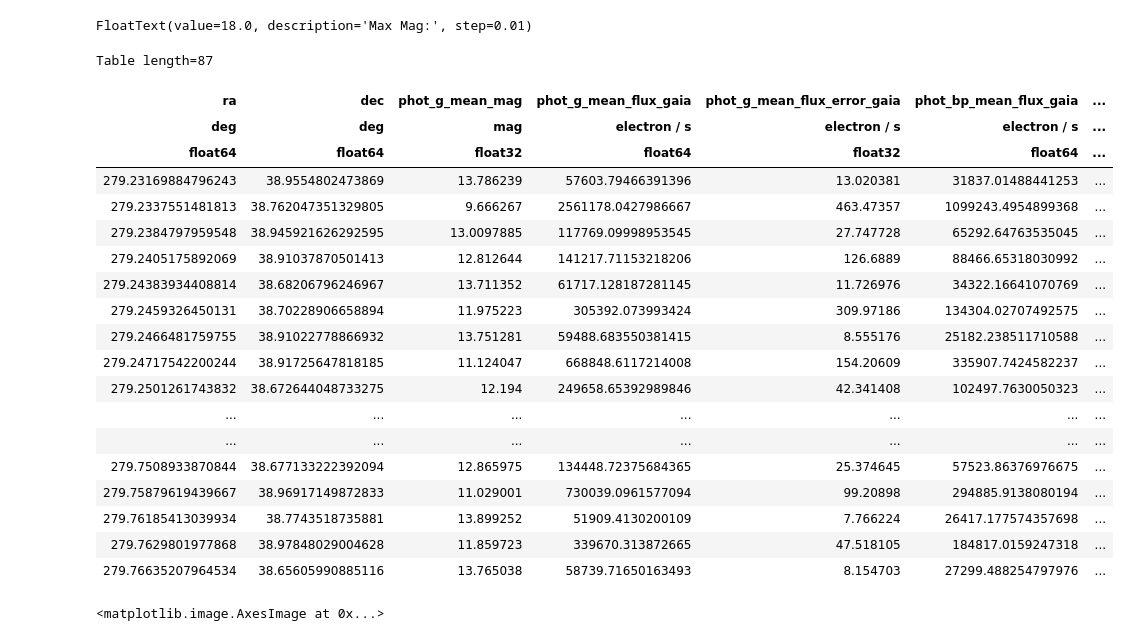
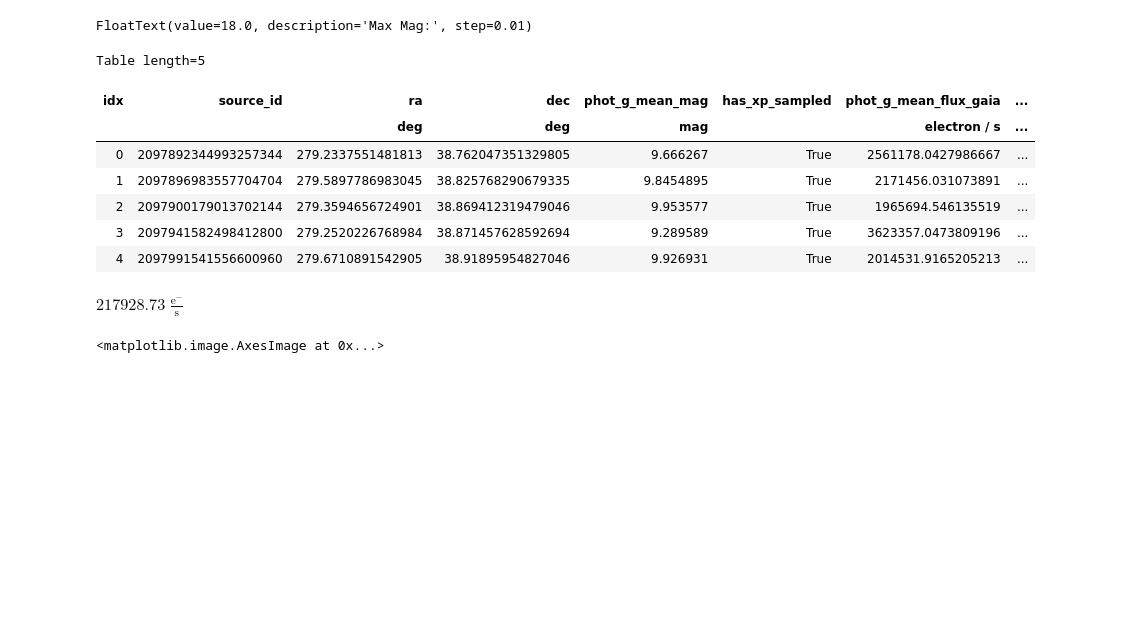
Before and after one commit to orenir49/MAST-simulator, a Jupyter notebook: query.ipynb, the cells around one changed output. Saved outputs shown, nothing was run; the diff lists cells and outputs as text; code cells hidden in the pictures; blank space fills up the shorter version.

Commit message:
Improved accuracy in QE use New function-estimate flux from GAIA spectrum

```diff
--- a/query.ipynb
+++ b/query.ipynb
@@ -58,7 +61,7 @@ BoundedFloatText(value=38.79739118, description='DEC:', max=90.0, min=-90.0, ste
 FloatText(value=18.0, description='Max Mag:', step=0.01)
 # %%
 def get_entries(max_mag, ra, dec, ccd_width_range_deg, ccd_height_range_deg):
-    query = '''SELECT TOP 100 RA, DEC, PHOT_G_MEAN_MAG,
+    query = '''SELECT TOP 100 SOURCE_ID, RA, DEC, PHOT_G_MEAN_MAG, HAS_XP_SAMPLED,
 PHOT_G_MEAN_FLUX AS PHOT_G_MEAN_FLUX_GAIA, PHOT_G_MEAN_FLUX_ERROR AS PHOT_G_MEAN_FLUX_ERROR_GAIA,
 PHOT_BP_MEAN_FLUX AS PHOT_BP_MEAN_FLUX_GAIA, PHOT_BP_MEAN_FLUX_ERROR AS PHOT_BP_MEAN_FLUX_ERROR_GAIA,
 PHOT_RP_MEAN_FLUX AS PHOT_RP_MEAN_FLUX_GAIA, PHOT_RP_MEAN_FLUX_ERROR AS PHOT_RP_MEAN_FLUX_ERROR_GAIA
@@ -87,49 +116,26 @@ def calculate_mast_qe(flux_density_inc_mast):
-# %%
-def convert_gaia_to_mast(table):
-    for filter in d_filters['Band']:
-        lam0 = filters[filters.Band == filter].iloc[0]['Wavelength']
-        bandpass = filters[filters.Band == filter].iloc[0]['Bandpass']
-        gaia_mast_attenuation = 0.5
-        flux_density_inc_mast =  gaia_mast_attenuation * table['flux_' + filter + '_density_gaia']
-        flux_meas_mast = calculate_mast_qe(flux_density_inc_mast) * bandpass
-        power_meas_mast = flux_meas_mast * mast_collecting_area_m2
-        table['phot_' + filter + '_flux_mast'] = (power_meas_mast * lam0.to(u.m) / (h * c)) * u.electron
-
-        flux_density_inc_error_mast =  gaia_mast_attenuation * table['flux_' + filter + '_density_error_gaia']
-        flux_meas_error_mast = calculate_mast_qe(flux_density_inc_error_mast) * bandpass
-        power_meas_error_mast = flux_meas_error_mast * mast_collecting_area_m2
-        table['phot_' + filter + '_flux_rel_error_mast'] = np.sqrt(((power_meas_error_mast * lam0.to(u.m) / (h * c)).value)**2 + ((power_meas_mast * bandpass.to(u.m) / (2 * h * c)).value)**2) / table['phot_' + filter + '_flux_mast'].value * 100 * u.percent
 # %%
 coor= coord.SkyCoord(ra = ra_widget.value , dec = dec_widget.value , frame='fk5', unit=(u.deg, u.deg), obstime="J2000")
 coor = coor.transform_to(coord.FK5(equinox='J2016.000'))
 ra2016 = coor.ra.value
 dec2016 = coor.dec.value
 
 entries = get_entries(max_mag_widget.value, ra2016, dec2016, ccd_width_range_deg, ccd_height_range_deg)
 convert_to_flux_density(entries)
 convert_gaia_to_mast(entries)
-entries
+entries.show_in_notebook()
 # %% [output]
-Table length=87
+Table length=5
-| ra | dec | phot_g_mean_mag | phot_g_mean_flux_gaia | phot_g_mean_flux_error_gaia | phot_bp_mean_flux_gaia | ... |
-| deg | deg | mag | electron / s | electron / s | electron / s | ... |
-| float64 | float64 | float32 | float64 | float32 | float64 | ... |
-| 279.23169884796243 | 38.9554802473869 | 13.786239 | 57603.79466391396 | 13.020381 | 31837.01488441253 | ... |
-| 279.2337551481813 | 38.762047351329805 | 9.666267 | 2561178.0427986667 | 463.47357 | 1099243.4954899368 | ... |
-| 279.2384797959548 | 38.945921626292595 | 13.0097885 | 117769.09998953545 | 27.747728 | 65292.64763535045 | ... |
-| 279.2405175892069 | 38.91037870501413 | 12.812644 | 141217.71153218206 | 126.6889 | 88466.65318030992 | ... |
-| 279.24383934408814 | 38.68206796246967 | 13.711352 | 61717.128187281145 | 11.726976 | 34322.16641070769 | ... |
-| 279.2459326450131 | 38.70228906658894 | 11.975223 | 305392.073993424 | 309.97186 | 134304.02707492575 | ... |
-| 279.2466481759755 | 38.91022778866932 | 13.751281 | 59488.683550381415 | 8.555176 | 25182.238511710588 | ... |
-| 279.24717542200244 | 38.91725647818185 | 11.124047 | 668848.6117214008 | 154.20609 | 335907.7424582237 | ... |
-| 279.2501261743832 | 38.672644048733275 | 12.194 | 249658.65392989846 | 42.341408 | 102497.7630050323 | ... |
-| ... | ... | ... | ... | ... | ... | ... |
-| ... | ... | ... | ... | ... | ... | ... |
-| 279.7508933870844 | 38.677133222392094 | 12.865975 | 134448.72375684365 | 25.374645 | 57523.86376976675 | ... |
-| 279.75879619439667 | 38.96917149872833 | 11.029001 | 730039.0961577094 | 99.20898 | 294885.9138080194 | ... |
-| 279.76185413039934 | 38.7743518735881 | 13.899252 | 51909.4130200109 | 7.766224 | 26417.177574357698 | ... |
-| 279.7629801977868 | 38.97848029004628 | 11.859723 | 339670.313872665 | 47.518105 | 184817.0159247318 | ... |
-| 279.76635207964534 | 38.65605990885116 | 13.765038 | 58739.71650163493 | 8.154703 | 27299.488254797976 | ... |
+| idx | source_id | ra | dec | phot_g_mean_mag | has_xp_sampled | phot_g_mean_flux_gaia | ... |
+|  |  | deg | deg | mag |  | electron / s | ... |
+| 0 | 2097892344993257344 | 279.2337551481813 | 38.762047351329805 | 9.666267 | True | 2561178.0427986667 | ... |
+| 1 | 2097896983557704704 | 279.5897786983045 | 38.825768290679335 | 9.8454895 | True | 2171456.031073891 | ... |
+| 2 | 2097900179013702144 | 279.3594656724901 | 38.869412319479046 | 9.953577 | True | 1965694.546135519 | ... |
+| 3 | 2097941582498412800 | 279.2520226768984 | 38.871457628592694 | 9.289589 | True | 3623357.0473809196 | ... |
+| 4 | 2097991541556600960 | 279.6710891542905 | 38.91895954827046 | 9.926931 | True | 2014531.9165205213 | ... |
+# %%
+get_flux_from_spectrum(2097892344993257344,400*u.nm,800*u.nm)
+# %% [output]
+$217928.73 \; \mathrm{\frac{e^{-}}{s}}$
 # %%
 wcs_input_dict = {
     'CTYPE1': 'RA---TAN',
```
Also changed, not shown: parts of 3 cells of this notebook, 1 other file.
